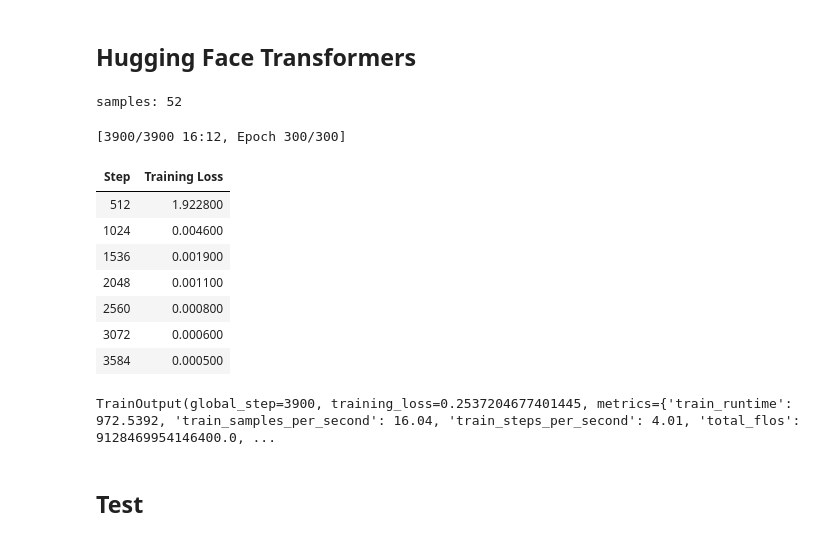
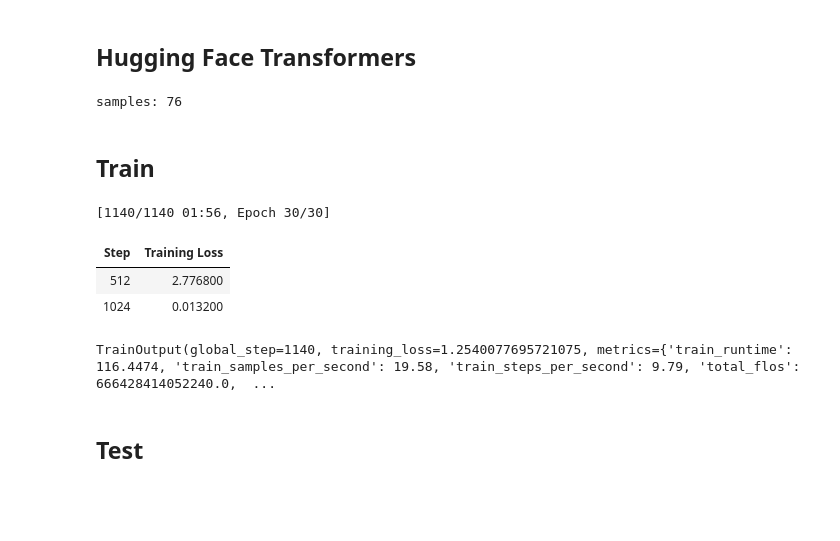
Before and after one commit to JoeyShapiro/GPT-Scratch-TimeSeries, a Jupyter notebook: gpt-timeseries.ipynb, the cells around one changed output. Saved outputs shown, nothing was run; the diff lists cells and outputs as text; code cells hidden in the pictures; blank space fills up the shorter version.

```diff
--- a/gpt-timeseries.ipynb
+++ b/gpt-timeseries.ipynb
@@ -190,11 +190,15 @@ import pandas as pd
 import numpy as np
 
 class GPTDataset(Dataset):
-    def __init__(self, stride=128, window=None, files=None, max_length=1024):
+    def __init__(self, stride=128, window=None, files=None):
         self.files = files
 
+        max_length = 1024
+        if window is not None:
+            max_length = window
+
         dataset = []
-        df = pd.read_csv('exchange_rate.txt', header=None)
+        df = pd.read_csv('000_arithmetic.csv', header=None)
         df = df.dropna() # i think axis=1 drops columns
         # drop any columns with str
         df = df.drop(df.select_dtypes(['object']), axis=1)
@@ -262,9 +266,9 @@ dropout           = 0.1        # GPT-2
 
 learning_rate     = 2.5e-4     # GPT-2
 vocab_size        = 50_257     # GPT-2 50_257
-block_size        = 1024       # GPT-2 (context) ## N tokens in sequence
+block_size        = 512       # GPT-2 (context) ## N tokens in sequence
 
-batch_size        = 4
+batch_size        = 2
 # max_iters         = 512
 eval_interval     = 512
 # eval_iters        = 128
@@ -322,8 +326,8 @@ class GPTModelForTrainer(PreTrainedModel):
 
         loss = None
         if labels is not None:
-            shift_logits = logits[..., :-1, :].contiguous() # TODO these are decimal
-            shift_labels = labels[..., 1:].contiguous().long()
+            shift_logits = logits[..., :, :].contiguous()
+            shift_labels = labels[..., :].contiguous().long()
 
             loss_fct = torch.nn.CrossEntropyLoss()
             loss = loss_fct(shift_logits.view(-1, shift_logits.size(-1)),
@@ -374,9 +378,11 @@ class GPTModelForTrainer(PreTrainedModel):
 
         return idx
 # %%
-train_dataset = GPTDataset()
+train_dataset = GPTDataset(window=block_size)
 # %% [output]
-samples: 52
+samples: 76
+# %% [markdown]
+## Train
 # %%
 from transformers import Trainer
 from transformers import TrainingArguments
@@ -387,7 +393,7 @@ output_dir = Path('models') / time.strftime("%y-%m-%d_%H")
 
 training_args = TrainingArguments(
     output_dir='gpt_model',
-    num_train_epochs=300,
+    num_train_epochs=30,
     per_device_train_batch_size=batch_size,
     # per_device_eval_batch_size=batch_size,
     # eval_steps=eval_interval,
@@ -398,42 +404,37 @@ training_args = TrainingArguments(
     # fp16=True,  # if you want to use mixed precision training
     # evaluation_strategy="steps",
     logging_dir="./logs",
     logging_steps=eval_interval,
     dataloader_pin_memory=False,
 )
 
 # Wrap the model
 config = GPTConfig(
     block_size=block_size,
     vocab_size=vocab_size,
     n_embd=n_embd,
     n_head=n_head,
     n_layer=n_layer,
     dropout=dropout,
 )
 
 model_for_trainer = GPTModelForTrainer(config)
 
 trainer = Trainer(
     model=model_for_trainer,
     args=training_args,
     train_dataset=train_dataset,
     # eval_dataset=eval_dataset,
 )
 
 # Start training
 trainer.train()
 # %% [output]
-[3900/3900 16:12, Epoch 300/300]
+[1140/1140 01:56, Epoch 30/30]
 | Step | Training Loss |
-| 512 | 1.922800 |
-| 1024 | 0.004600 |
-| 1536 | 0.001900 |
-| 2048 | 0.001100 |
-| 2560 | 0.000800 |
-| 3072 | 0.000600 |
-| 3584 | 0.000500 |
+| 512 | 2.776800 |
+| 1024 | 0.013200 |
-TrainOutput(global_step=3900, training_loss=0.2537204677401445, metrics={'train_runtime': 972.5392, 'train_samples_per_second': 16.04, 'train_steps_per_second': 4.01, 'total_flos': 9128469954146400.0, ...
+TrainOutput(global_step=1140, training_loss=1.2540077695721075, metrics={'train_runtime': 116.4474, 'train_samples_per_second': 19.58, 'train_steps_per_second': 9.79, 'total_flos': 666428414052240.0,  ...
 # %% [markdown]
 ## Test
 # %%
```
Also changed, not shown: parts of 3 cells of this notebook, 1 other file.
